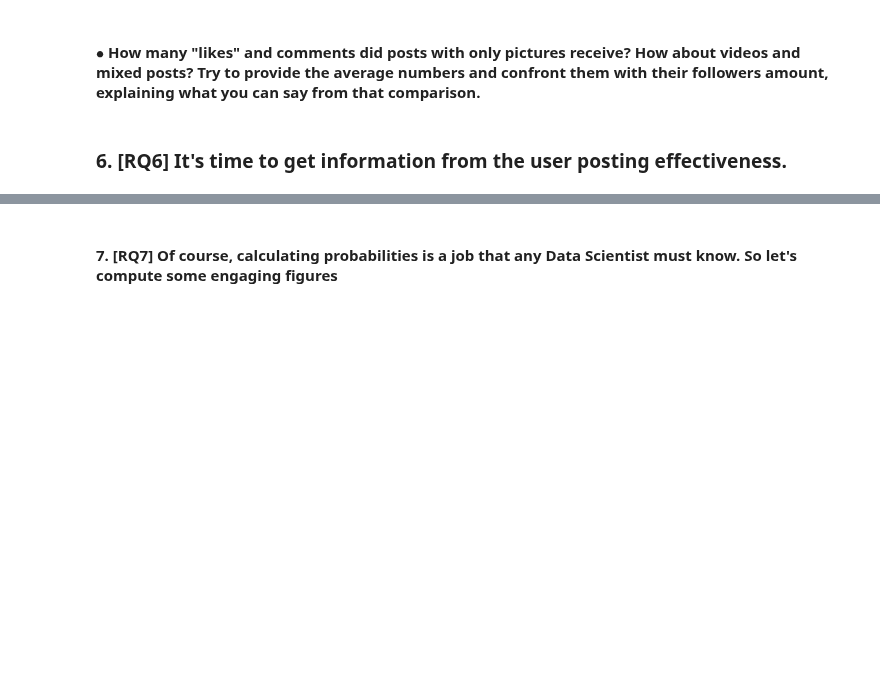
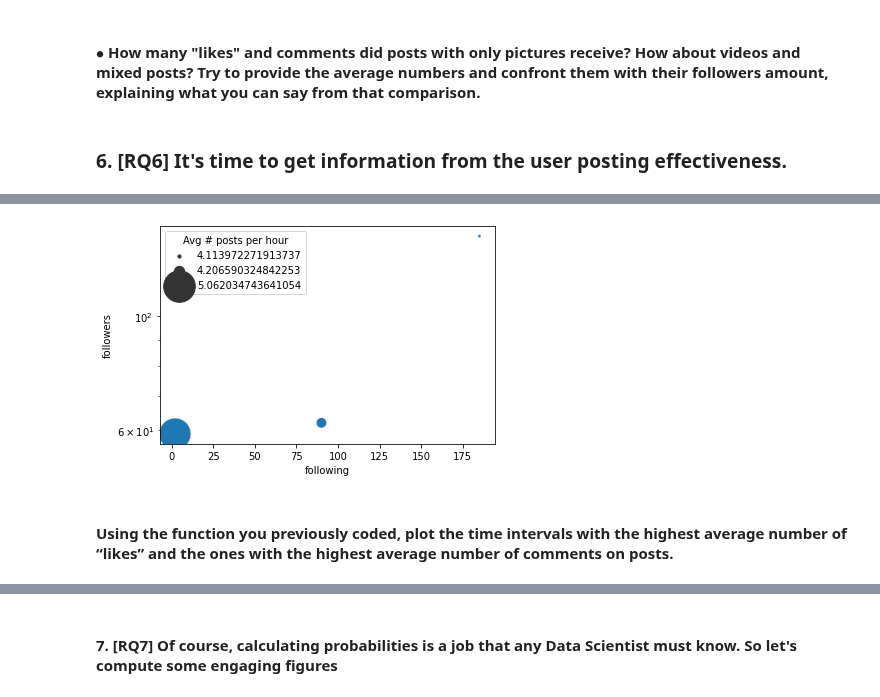
Before and after one commit to Prot10/ADM_HW_2, a Jupyter notebook: general.ipynb, the cells around one changed output, grey strips where cells are left out. Saved outputs shown, nothing was run; the diff lists cells and outputs as text; code cells hidden in the pictures; blank space fills up the shorter version.

```diff
--- a/general.ipynb
+++ b/general.ipynb
@@ -338,0 +411,16 @@ Andrea
+# %%
+# TODO maybe it's better to load
+    # 'sid_profile' since it's of int type and can be connected to profiles table
+    # 'profile_id' since it includes all profiles id (less null?) and otherwise most of the values get smashed into -1
+drift = lambda g: (g.max() - g.min()) / (g.count()-1) if g.shape[0] > 1 else pd.NA
+
+post_time = posts\
+                .col(['profile_id','sid_profile','cts'], index=None)\
+                .groupby(by=['profile_id','sid_profile'], sort=False, dropna=True)\
+                .aggregate(
+                        drift=pd.NamedAgg(column="cts", aggfunc=drift),
+                        count=pd.NamedAgg(column="cts", aggfunc="count"))\
+                .dropna()
+post_time = post_time[post_time.index != -1]
+post_time['drift'] = post_time['drift'].astype('timedelta64[ns]')
+post_time.head()
@@ -338,0 +439,13 @@ Andrea
+# %%
+N3 = 3 # 100
+post_time = post_time[
+    (post_time.index.get_level_values('sid_profile') != -1) &\
+    (post_time['drift'] > pd.Timedelta(minutes=1)) # if a post occurs before in under 1 minute from another post is probably a double counting issue or repost
+]
+top3 =  post_time.nsmallest(N3*10, columns=['drift'])
+
+top3 = pd.concat([
+    top3.droplevel('profile_id'),
+    profiles.col(['followers', 'following'], index=True).dropna()
+], axis=1, join='inner')
+top3.head(N3)
@@ -338,0 +465,12 @@ Andrea
+# %%
+ax = sns.scatterplot(data=top3.iloc[:N3],
+                x="following",
+                y="followers",
+                size=3600/top3['drift'].dt.total_seconds(),
+                sizes=(10,1000),
+                palette="pastel")
+ax.legend(title='Avg # posts per hour')
+ax.set_yscale('log')
+plt.show()
+# %% [output]
+[figure, added]
@@ -338,0 +480,2 @@ Andrea
+# %% [markdown]
+#### Using the function you previously coded, plot the time intervals with the highest average number of “likes” and the ones with the highest average number of comments on posts.
```
Also changed, not shown: parts of 93 cells of this notebook, 1 other file.
